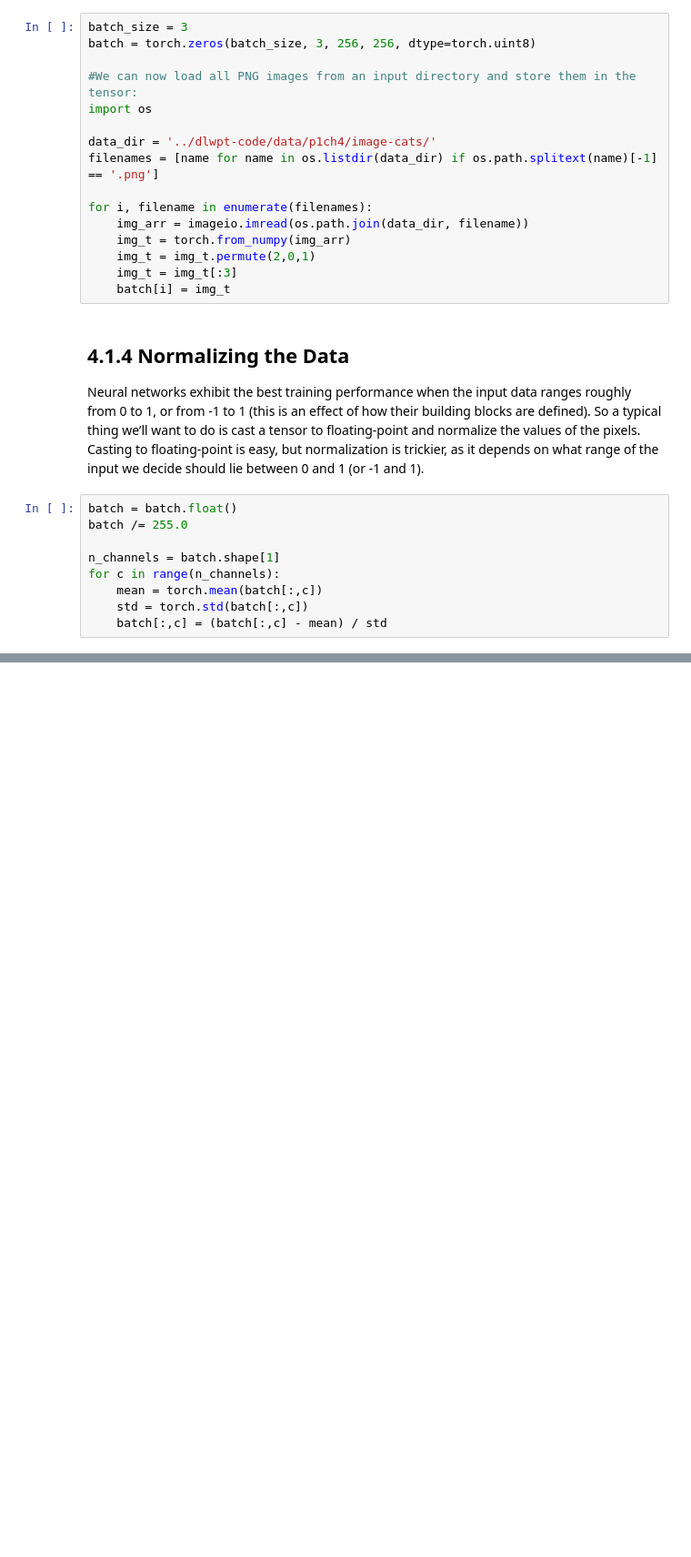
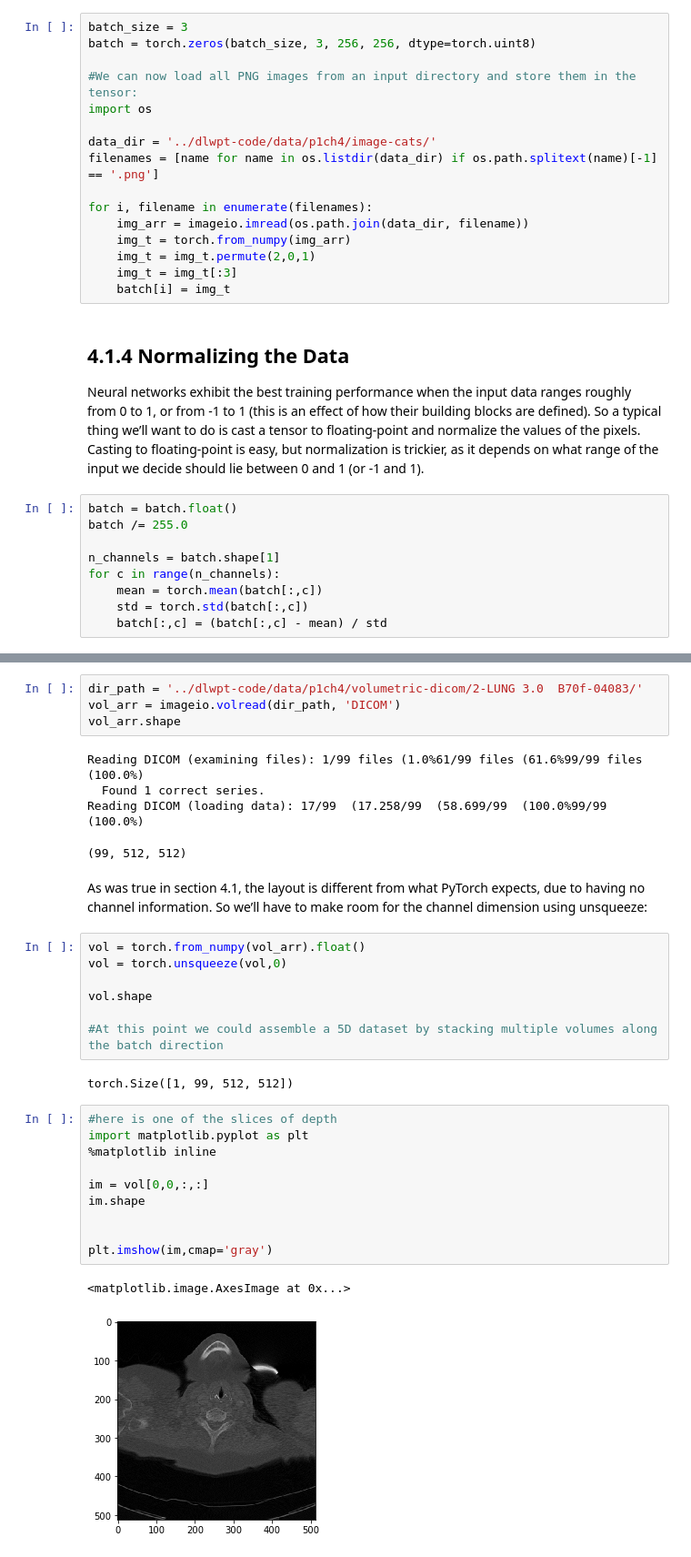
Before and after one commit to jmt0221/pytorch_book, a Jupyter notebook: Chapter4_real_world_data.ipynb, the cells around one changed output, grey strips where cells are left out. Shown at 91% size. Saved outputs shown, nothing was run; the diff lists cells and outputs as text; blank space fills up the shorter version.

```diff
--- a/Chapter4_real_world_data.ipynb
+++ b/Chapter4_real_world_data.ipynb
@@ -114,0 +139,34 @@ like the size of the image.
+# %%
+dir_path = '../dlwpt-code/data/p1ch4/volumetric-dicom/2-LUNG 3.0  B70f-04083/'
+vol_arr = imageio.volread(dir_path, 'DICOM')
+vol_arr.shape
+# %% [output]
+Reading DICOM (examining files): 1/99 files (1.0%61/99 files (61.6%99/99 files (100.0%)
+  Found 1 correct series.
+Reading DICOM (loading data): 17/99  (17.258/99  (58.699/99  (100.0%99/99  (100.0%)
+(99, 512, 512)
+# %% [markdown]
+As was true in section 4.1, the layout is different from what PyTorch expects, due to
+having no channel information. So we’ll have to make room for the channel dimension using unsqueeze:
+# %%
+vol = torch.from_numpy(vol_arr).float()
+vol = torch.unsqueeze(vol,0)
+
+vol.shape
+
+#At this point we could assemble a 5D dataset by stacking multiple volumes along the batch direction
+# %% [output]
+torch.Size([1, 99, 512, 512])
+# %%
+#here is one of the slices of depth
+import matplotlib.pyplot as plt
+%matplotlib inline
+
+im = vol[0,0,:,:]
+im.shape
+
+
+plt.imshow(im,cmap='gray')
+# %% [output]
+<matplotlib.image.AxesImage at 0x...>
+[figure, added]
```
Also changed, not shown: parts of 51 cells of this notebook.
